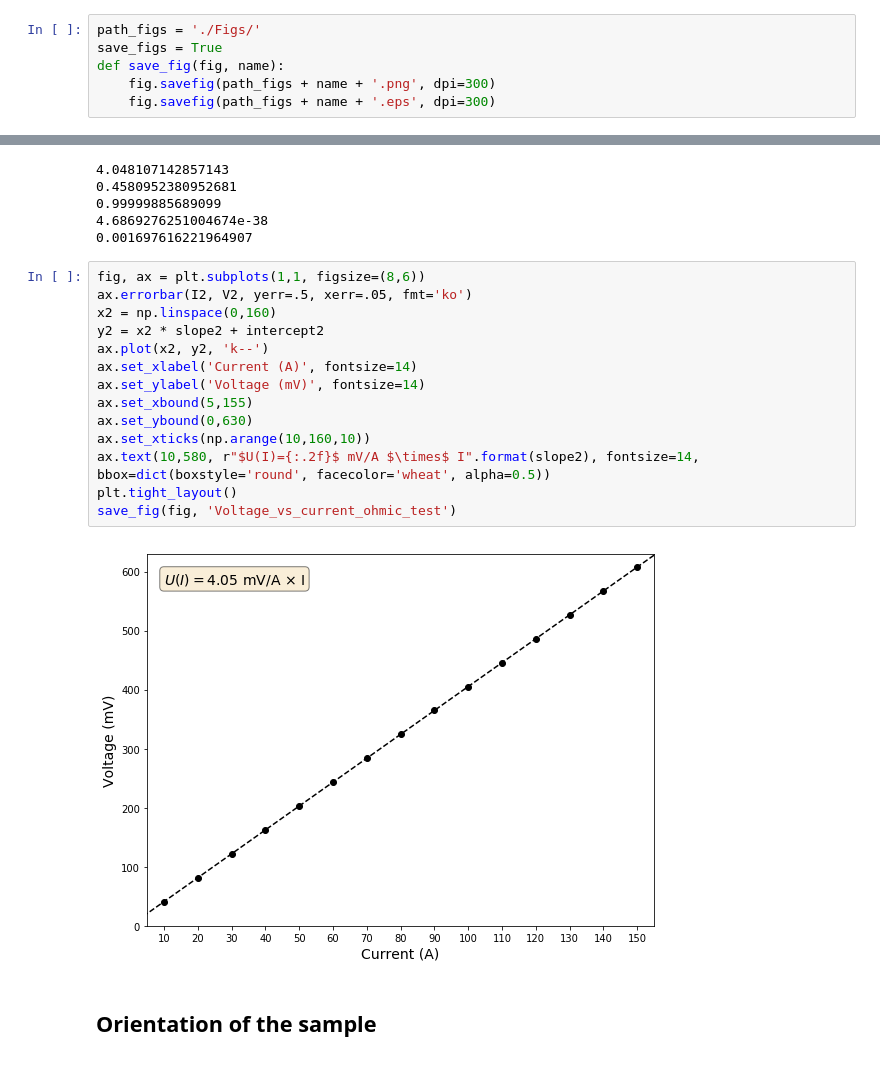
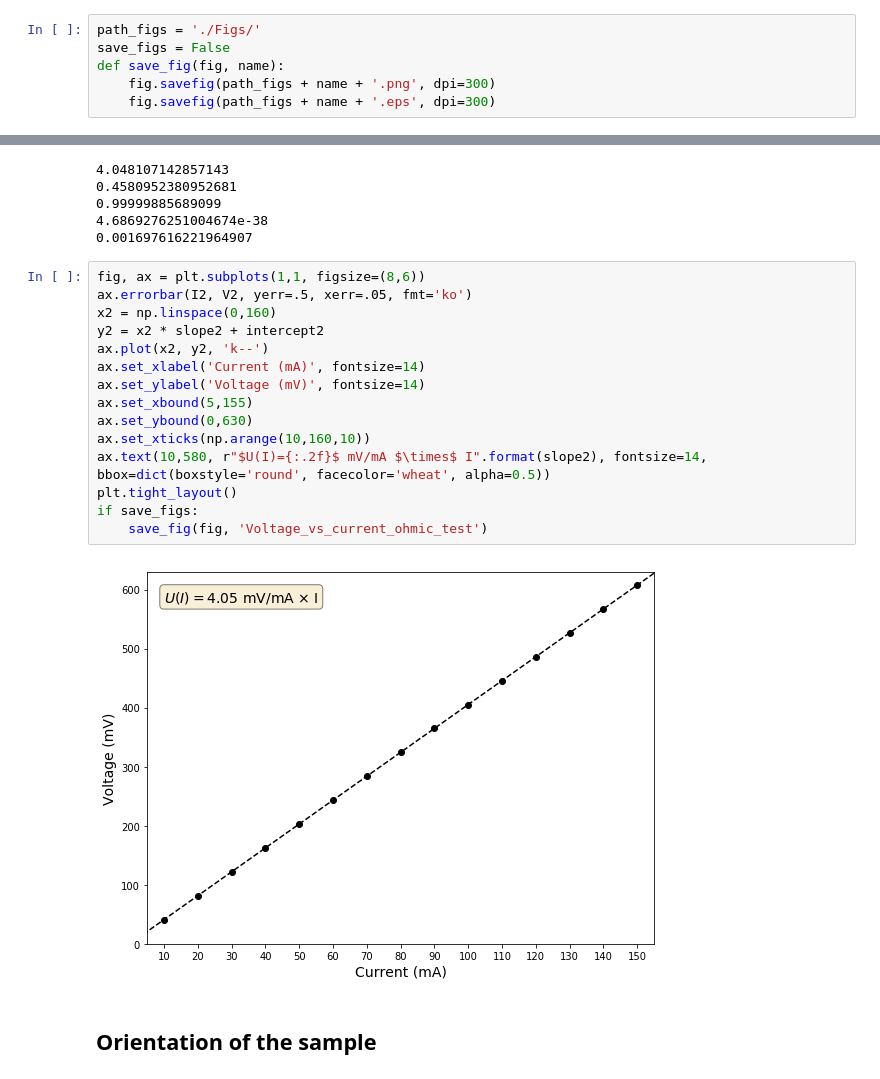
Before and after one commit to iyanmv/APL_ws18-19, a Jupyter notebook: Hall/Hall_effect.ipynb, the cells around one changed output, grey strips where cells are left out. Drawn from its saved outputs; the diff is of its cells as text.

```diff
--- a/Hall/Hall_effect.ipynb
+++ b/Hall/Hall_effect.ipynb
@@ -9,7 +9,7 @@ from scipy import stats
 import pandas as pd
 # %%
 path_figs = './Figs/'
-save_figs = True
+save_figs = False
 def save_fig(fig, name):
     fig.savefig(path_figs + name + '.png', dpi=300)
     fig.savefig(path_figs + name + '.eps', dpi=300)
@@ -58,19 +63,20 @@ print(std_err2)
 # %%
 fig, ax = plt.subplots(1,1, figsize=(8,6))
 ax.errorbar(I2, V2, yerr=.5, xerr=.05, fmt='ko')
 x2 = np.linspace(0,160)
 y2 = x2 * slope2 + intercept2
 ax.plot(x2, y2, 'k--')
-ax.set_xlabel('Current (A)', fontsize=14)
+ax.set_xlabel('Current (mA)', fontsize=14)
 ax.set_ylabel('Voltage (mV)', fontsize=14)
 ax.set_xbound(5,155)
 ax.set_ybound(0,630)
 ax.set_xticks(np.arange(10,160,10))
-ax.text(10,580, r"$U(I)={:.2f}$ mV/A $\times$ I".format(slope2), fontsize=14, bbox=dict(boxstyle='round', facecolor='wheat', alpha=0.5))
+ax.text(10,580, r"$U(I)={:.2f}$ mV/mA $\times$ I".format(slope2), fontsize=14, bbox=dict(boxstyle='round', facecolor='wheat', alpha=0.5))
 plt.tight_layout()
-save_fig(fig, 'Voltage_vs_current_ohmic_test')
+if save_figs:
+    save_fig(fig, 'Voltage_vs_current_ohmic_test')
 # %% [output]
-[figure, old version]
+[figure, new version]
 # %% [markdown]
 ## Orientation of the sample
 # %%
```
Also changed, not shown: parts of 3 cells of this notebook, 1 other file.
